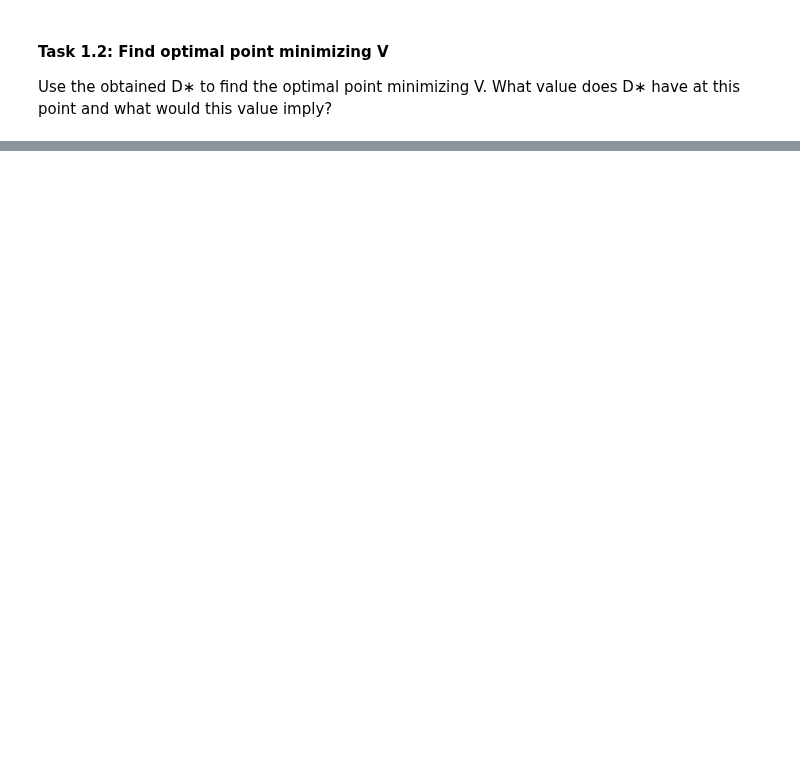
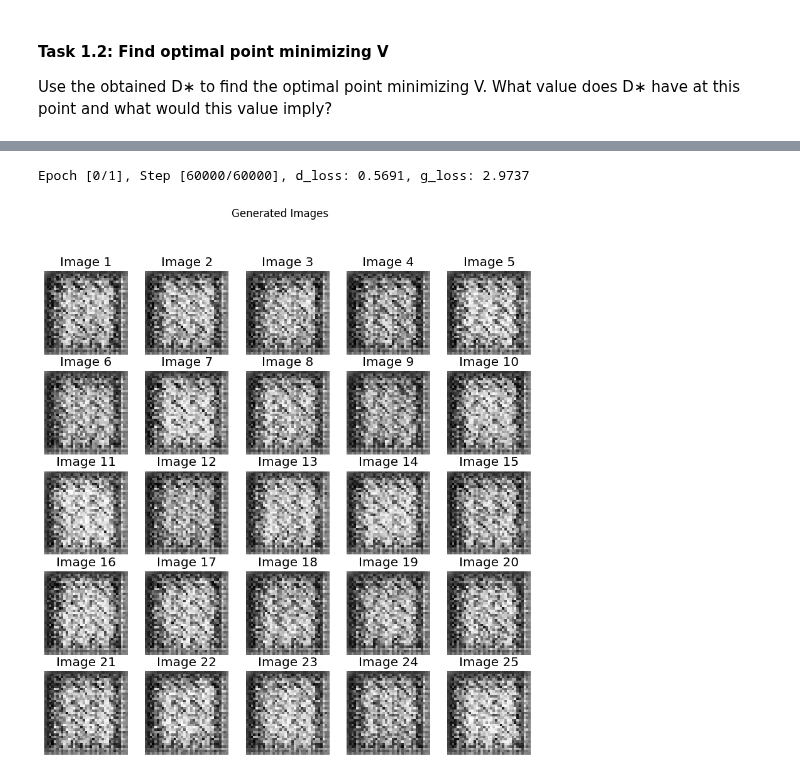
Before and after one commit to JaninaMattes/GAI-Visual-Synthesis, a Jupyter notebook: 08_GAN_exercise/Exercise08.ipynb, the cells around one changed output, grey strips where cells are left out. Drawn from its saved outputs; the diff is of its cells as text; code cells hidden in the pictures; blank space fills up the shorter version.

```diff
--- a/08_GAN_exercise/Exercise08.ipynb
+++ b/08_GAN_exercise/Exercise08.ipynb
@@ -88,0 +327,54 @@ Extracting ./data/FashionMNIST/raw/t10k-labels-idx1-ubyte.gz to ./data/FashionMN
+# %%
+# Initialize DCGAN
+dcgan = DCGAN(latent_dim=100, img_size=32, lr=1e-4, betas=(0.5, 0.999), device=device)
+
+d_fake_img_acc = []
+d_real_img_acc = []
+d_training_losses = []
+g_training_losses = []
+
+img_list = []
+
+# Train DCGAN
+# Train DCGAN
+for epoch in range(num_epochs):
+    iters = 0
+    for i, (images, labels) in enumerate(trainloader, 59900):
+        images = images.to(device)
+
+        # Train the DCGAN
+        d_loss, g_loss, real_acc, fake_acc, acc = dcgan.train_step(images)
+
+        if (i+1) % 100 == 0:
+            print('Epoch [{}/{}], Step [{}/{}], d_loss: {:.4f}, g_loss: {:.4f}'
+                  .format(epoch, num_epochs, i+1, len(trainloader), d_loss.item(), g_loss.item()))
+
+        # Save Losses for plotting later
+        d_training_losses.append(d_loss.item())
+        g_training_losses.append(g_loss.item())
+
+        # Save Discriminator Accuracy for plotting later
+        d_fake_img_acc.append(fake_acc.item())
+        d_real_img_acc.append(real_acc.item())
+
+        # Check how the generator is doing by saving G's output on fixed_noise
+        if (i+1) % (len(trainloader) // 100) == 0 or ((epoch == num_epochs-1) and (i == len(trainloader)-1)):
+            with torch.no_grad():
+                fake = dcgan.sample_G(type='fixed').detach().cpu()
+            img_list.append(fake)
+
+        # Increment the iteration counter
+        iters += 1
+
+        # Interrupt the training process
+        if i == len(trainloader) - 1:
+            break
+
+# Plot some images generated by the DCGAN
+dcgan.plot(n=25, save=True, path=result_path + '/dcgan_train_results.png')
+
+# Save the model under model_path
+dcgan.save(model_path + '/dcgan.pth')
+# %% [output]
+Epoch [0/1], Step [60000/60000], d_loss: 0.5691, g_loss: 2.9737
+[figure, added]
```
Also changed, not shown: parts of 17 cells of this notebook, 9 other files.
